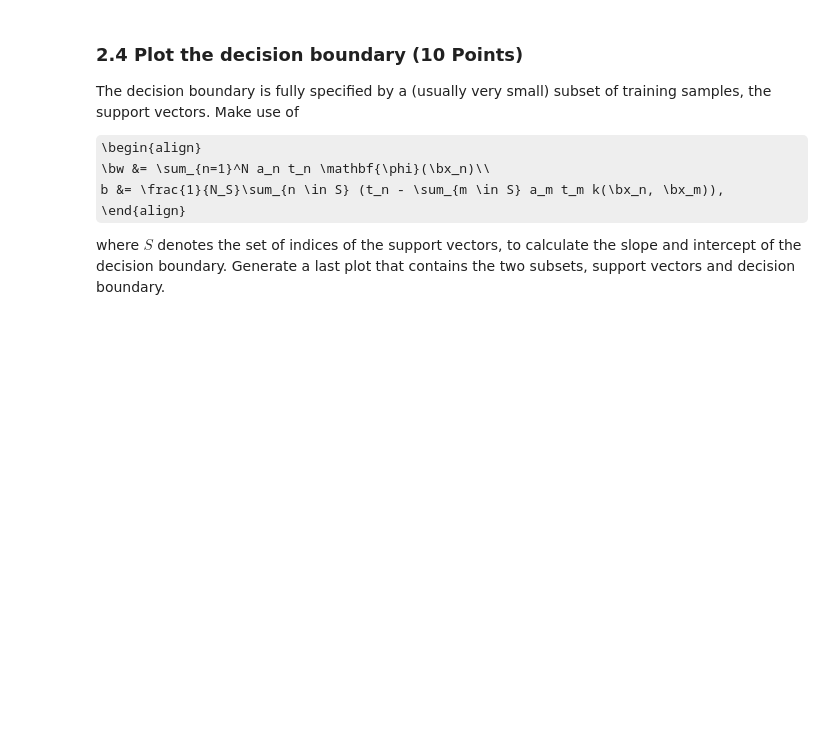
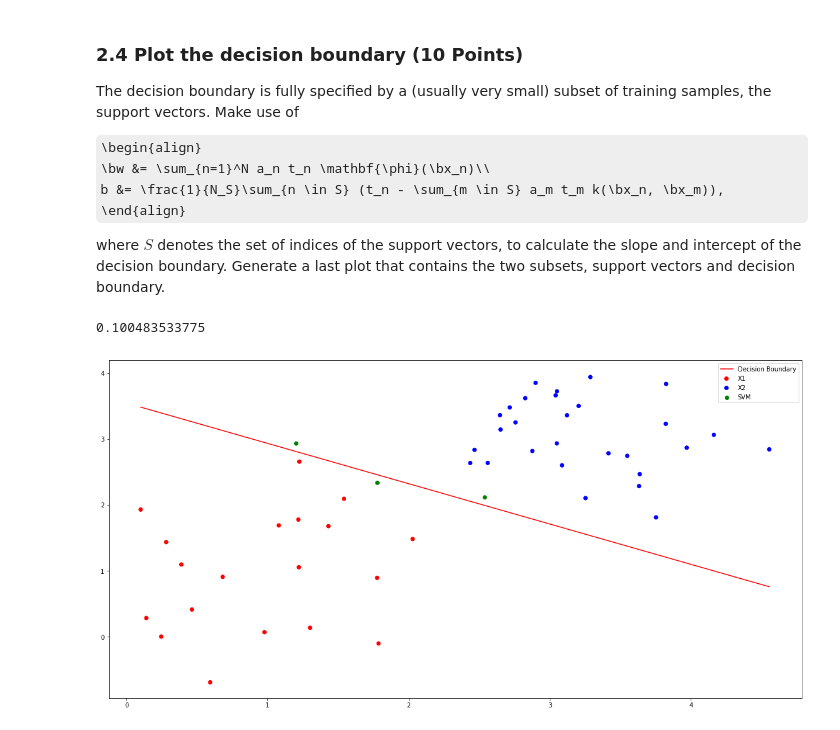
Before and after one commit to MBonnee/ML1, a Jupyter notebook: lab3/12065064_11883936_lab3.ipynb, the cells around one changed output. Saved outputs shown, nothing was run; the diff lists cells and outputs as text; code cells hidden in the pictures; some formulas as TeX source; blank space fills up the shorter version.

```diff
--- a/lab3/12065064_11883936_lab3.ipynb
+++ b/lab3/12065064_11883936_lab3.ipynb
@@ -594,0 +593,21 @@ raise NotImplementedError()
+# %%
+w = np.dot(np.transpose(a[S]*t[S, None]), X[S, :]).flatten()
+b = np.average(t[S] - np.dot(np.transpose(a[S] * t[S, None]), computeK(X[S])))
+
+x_min = np.min(X, axis=0)[0]
+y_min = -w[0] / w[1] * xMin - b / w[1]
+x_max = np.max(X, axis=0)[0]
+y_max = -w[0] / w[1] * xMax - b / w[1]
+boundary = np.array([[xMin, yMin],[xMax, yMax]])
+
+plt.figure(figsize=(20,10))
+plt.scatter(X1[:,0], X1[:,1], c=np.where(S[:N1] == False,'red','green'), label='X1')
+plt.scatter(X2[:,0], X2[:,1], c=np.where(S[-N2:] == False,'blue','green'), label='X2')
+plt.scatter([], [], c='green', label="SVM")
+plt.plot(boundary[:, 0], boundary[:, 1], c='red', label='Decision boundary')
+plt.autoscale()
+plt.legend()
+plt.show()
+# %% [output]
+0.100483533775
+[figure, added]
```
Also changed, not shown: parts of 8 cells of this notebook.
